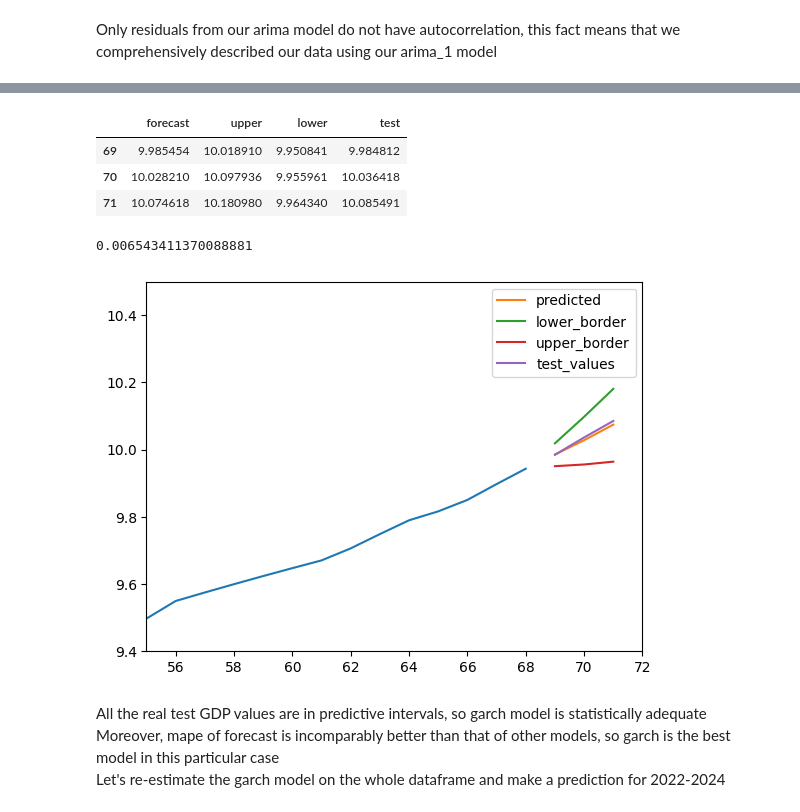
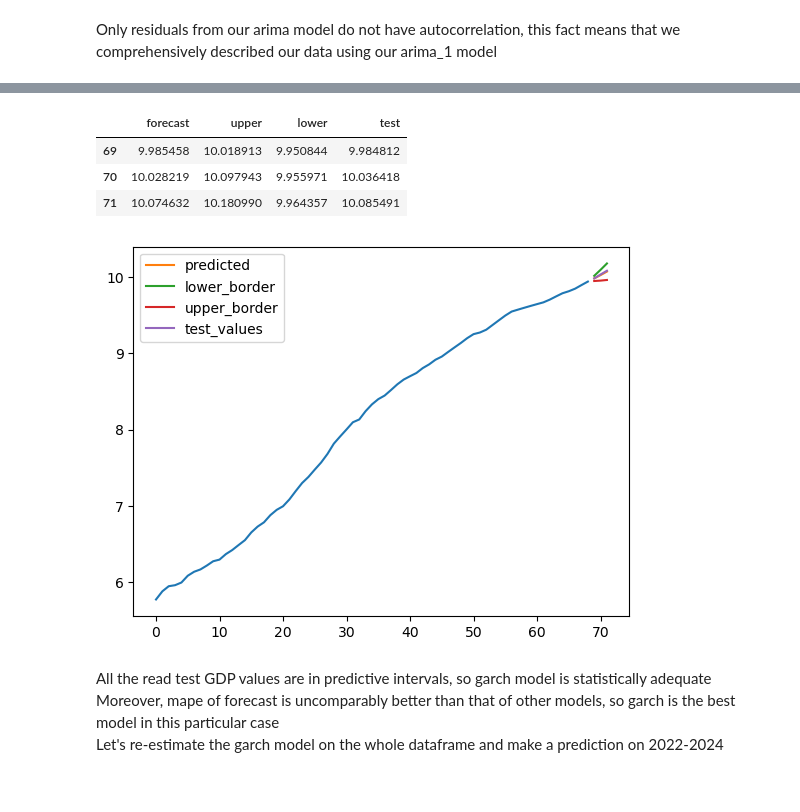
Before and after one commit to MathewShuvarikov/Python_and_R, a Jupyter notebook: Time_series_analysis/US_GDP.ipynb, the cells around one changed output, grey strips where cells are left out. Drawn from its saved outputs; the diff is of its cells as text; code cells hidden in the pictures.

Commit message:
Update US GDP prediction using TSA

```diff
--- a/Time_series_analysis/US_GDP.ipynb
+++ b/Time_series_analysis/US_GDP.ipynb
@@ -302,33 +283,27 @@ gamma[1]       0.3684      0.192      1.918  5.508e-02  [-8.015e-03,  0.745]
 
 Covariance estimator: robust
 # %%
-f3 = Arima_garch_forecasts.garch_forecast(garch, 0.05, df_train.Value, df_test.Value)
+f3 = Arima_garch_forecasts.garch_forecast_log(garch, 0.05, df_train.Value, df_test.Value)
 f3.index = range(df_train.index[-1]+1, df_train.index[-1]+2+f3.index[-1])
 f3 = np.log(f3)
-# %%
-f3
-# %% [output]
-|  | forecast | upper | lower | test |
-| 69 | 9.985454 | 10.018910 | 9.950841 | 9.984812 |
-| 70 | 10.028210 | 10.097936 | 9.955961 | 10.036418 |
-| 71 | 10.074618 | 10.180980 | 9.964340 | 10.085491 |
-# %%
-mape(df_test.Value, np.exp(f3.forecast))
-# %% [output]
-0.006543411370088881
+# %%
+f3
+# %% [output]
+|  | forecast | upper | lower | test |
+| 69 | 9.985458 | 10.018913 | 9.950844 | 9.984812 |
+| 70 | 10.028219 | 10.097943 | 9.955971 | 10.036418 |
+| 71 | 10.074632 | 10.180990 | 9.964357 | 10.085491 |
 # %%
 plt.plot(np.log(df_train.Value))
 plt.plot(f3, label=['predicted', 'lower_border', 'upper_border', 'test_values'])
-plt.xlim(55, f3.index[-1]+1)
-plt.ylim(9.4,10.5)
 plt.legend()
 plt.show()
 # %% [output]
-[figure, old version]
+[figure, new version]
 # %% [markdown]
-All the real test GDP values are in predictive intervals, so garch model is statistically adequate
-Moreover, mape of forecast is incomparably better than that of other models, so garch is the best model in this particular case
-Let's re-estimate the garch model on the whole dataframe and make a prediction for 2022-2024
+All the read test GDP values are in predictive intervals, so garch model is statistically adequate
+Moreover, mape of forecast is uncomparably better than that of other models, so garch is the best model in this particular case
+Let's re-estimate the garch model on the whole dataframe and make a prediction on 2022-2024
 # %%
 garch_2 = arch_model(y=np.log(df.Value).diff().dropna(), mean='AR', lags=[1,4], p=0,o=1,q=0).fit()
 print(garch.summary())
```
Also changed, not shown: parts of 31 cells of this notebook.
